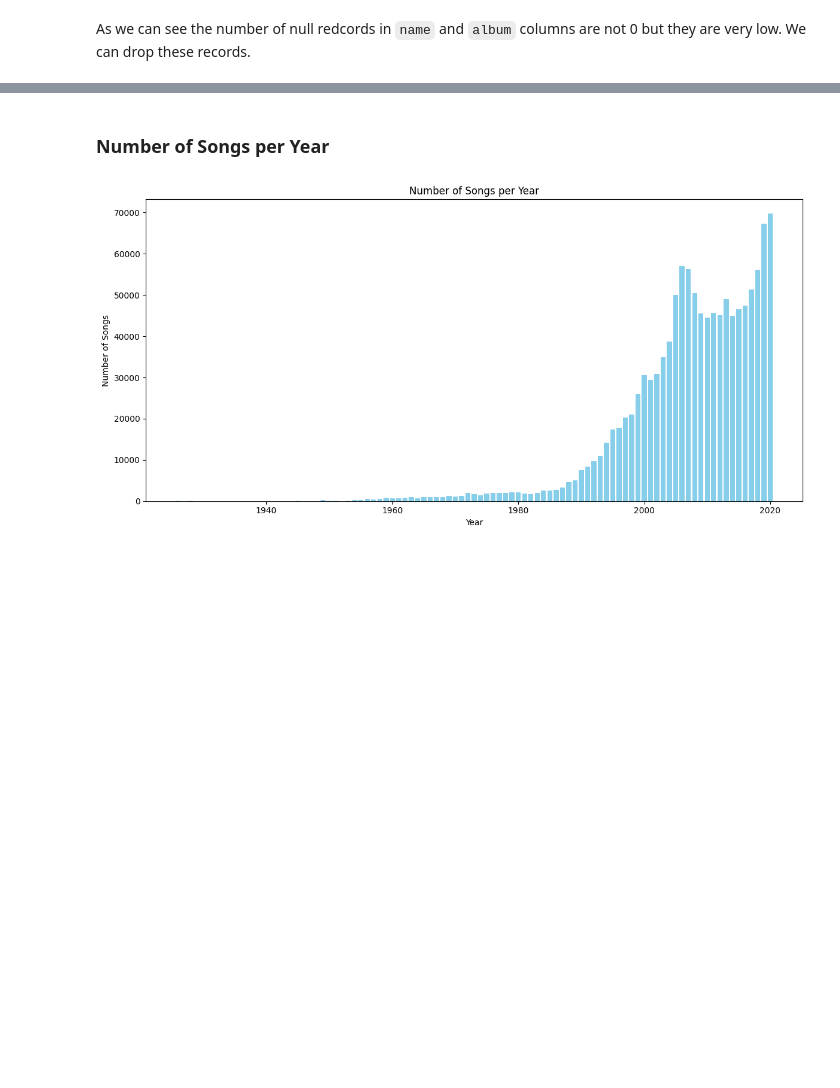
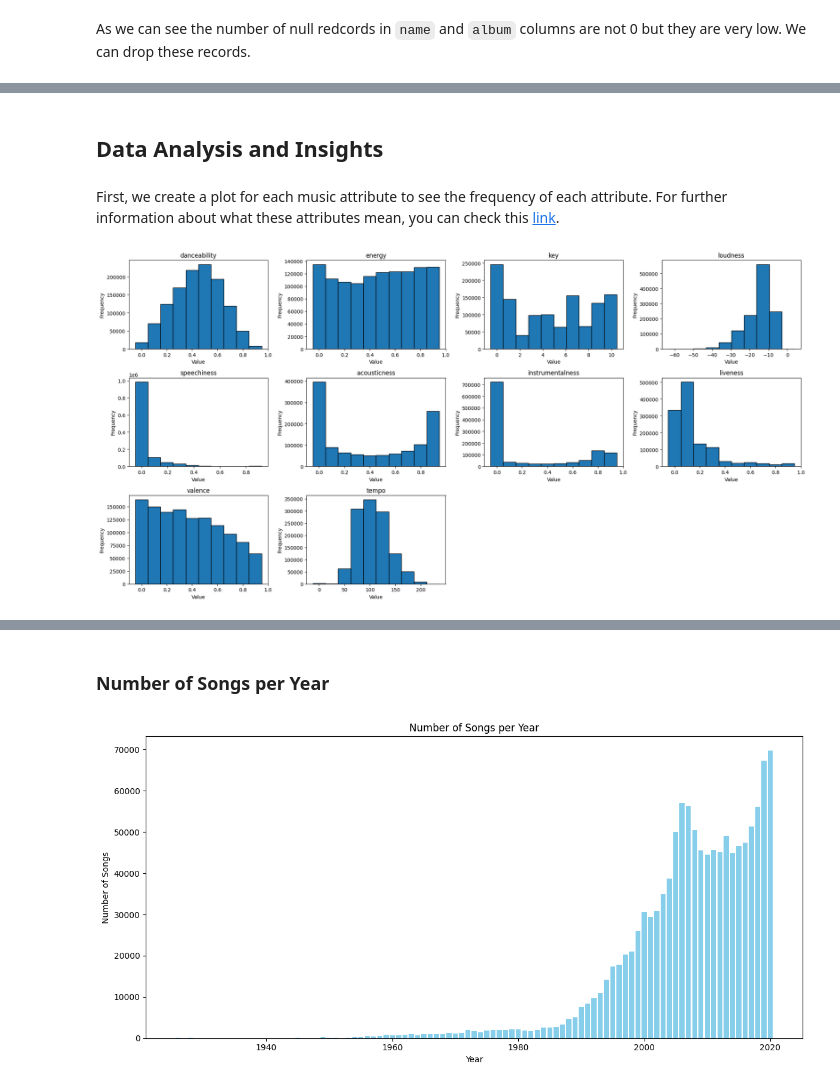
Before and after one commit to avamirm/Investigation-Using-PySpark, a Jupyter notebook: Spotify/spotify.ipynb, the cells around one changed output, grey strips where cells are left out. Cells and saved outputs as stored; diff of their text form; code cells hidden in the pictures; blank space fills up the shorter version.

Commit message:
Modify spotify file

```diff
--- a/Spotify/spotify.ipynb
+++ b/Spotify/spotify.ipynb
@@ -159,0 +152,23 @@ Column 'release_date': 0 null values
+# %% [markdown]
+## **Data Analysis and Insights**
+# %% [markdown]
+<!-- first, we create plot for frequency of each music attribute -->
+First, we create a plot for each music attribute to see the frequency of each attribute. For further information about what these attributes mean, you can check this [link](https://medium.com/analytics-vidhya/spotify-music-data-analysis-part-3-9097829df16e/).
+# %%
+features = ['danceability', 'energy', 'key', 'loudness' ,'speechiness', 'acousticness', 'instrumentalness', 'liveness', 'valence','tempo']
+
+plt.figure(figsize=(20, 10))
+for feature in features:
+		frequency = spotify_df.select(feature).rdd.flatMap(lambda x: x).histogram(10)
+		frequencies = frequency[1]
+		edges = frequency[0]
+		plt.subplot(3, 4, features.index(feature) + 1)
+		plt.bar(edges[:-1], frequencies, width=np.diff(edges), edgecolor="black")
+		plt.title(feature)
+		plt.xlabel("Value")
+		plt.ylabel("Frequency")
+
+plt.tight_layout()
+plt.show()
+# %% [output]
+[figure, added]
```
Also changed, not shown: parts of 13 cells of this notebook.
